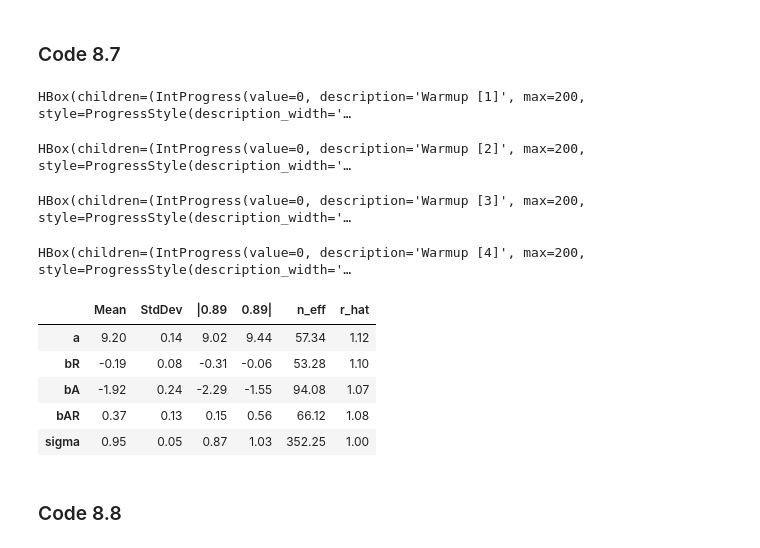
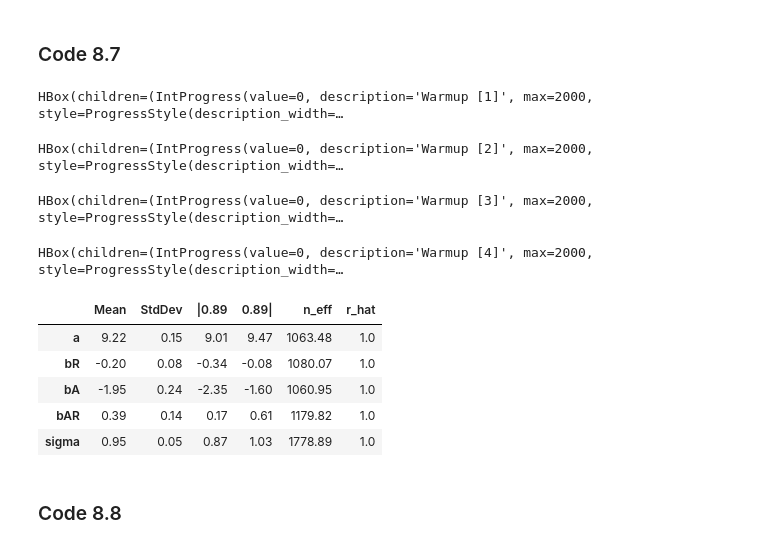
Before and after one commit to fehiepsi/rethinking-pyro, a Jupyter notebook: notebooks/08_markov_chain_monte_carlo.ipynb, the cells around one changed output. Drawn from its saved outputs; the diff is of its cells as text; code cells hidden in the pictures.

```diff
--- a/notebooks/08_markov_chain_monte_carlo.ipynb
+++ b/notebooks/08_markov_chain_monte_carlo.ipynb
@@ -119,21 +120,31 @@ precis(m8_1stan)
 # %% [markdown]
 ### Code 8.7
-# %%
-kernel = NUTS(model)
-m8_1stan_4chains = MCMC(kernel, num_samples=1000, num_chains=4)
-m8_1stan_4chains.run(dd_rugged, dd_cont_africa, dd_log_gdp)
-precis(m8_1stan_4chains)
-# %% [output]
-HBox(children=(IntProgress(value=0, description='Warmup [1]', max=200, style=ProgressStyle(description_width='…
-HBox(children=(IntProgress(value=0, description='Warmup [2]', max=200, style=ProgressStyle(description_width='…
-HBox(children=(IntProgress(value=0, description='Warmup [3]', max=200, style=ProgressStyle(description_width='…
-HBox(children=(IntProgress(value=0, description='Warmup [4]', max=200, style=ProgressStyle(description_width='…
-|  | Mean | StdDev | |0.89 | 0.89| | n_eff | r_hat |
-| a | 9.20 | 0.14 | 9.02 | 9.44 | 57.34 | 1.12 |
-| bR | -0.19 | 0.08 | -0.31 | -0.06 | 53.28 | 1.10 |
-| bA | -1.92 | 0.24 | -2.29 | -1.55 | 94.08 | 1.07 |
-| bAR | 0.37 | 0.13 | 0.15 | 0.56 | 66.12 | 1.08 |
-| sigma | 0.95 | 0.05 | 0.87 | 1.03 | 352.25 | 1.00 |
+# %%
+def model(rugged, cont_africa, log_gdp):
+    a = pyro.sample("a", dist.Normal(0, 100))
+    bR = pyro.sample("bR", dist.Normal(0, 10))
+    bA = pyro.sample("bA", dist.Normal(0, 10))
+    bAR = pyro.sample("bAR", dist.Normal(0, 10))
+    mu = a + bR * rugged + bA * cont_africa + bAR * rugged * cont_africa
+    sigma = pyro.sample("sigma", dist.Uniform(0, 10))
+    with pyro.plate("plate"):
+        pyro.sample("log_gdp", dist.Normal(mu, sigma), obs=log_gdp)
+
+kernel = NUTS(model)
+m8_1stan_4chains = MCMC(kernel, num_samples=1000, num_chains=4)
+m8_1stan_4chains.run(dd_rugged, dd_cont_africa, dd_log_gdp)
+precis(m8_1stan_4chains)
+# %% [output]
+HBox(children=(IntProgress(value=0, description='Warmup [1]', max=2000, style=ProgressStyle(description_width=…
+HBox(children=(IntProgress(value=0, description='Warmup [2]', max=2000, style=ProgressStyle(description_width=…
+HBox(children=(IntProgress(value=0, description='Warmup [3]', max=2000, style=ProgressStyle(description_width=…
+HBox(children=(IntProgress(value=0, description='Warmup [4]', max=2000, style=ProgressStyle(description_width=…
+|  | Mean | StdDev | |0.89 | 0.89| | n_eff | r_hat |
+| a | 9.22 | 0.15 | 9.01 | 9.47 | 1063.48 | 1.0 |
+| bR | -0.20 | 0.08 | -0.34 | -0.08 | 1080.07 | 1.0 |
+| bA | -1.95 | 0.24 | -2.35 | -1.60 | 1060.95 | 1.0 |
+| bAR | 0.39 | 0.14 | 0.17 | 0.61 | 1179.82 | 1.0 |
+| sigma | 0.95 | 0.05 | 0.87 | 1.03 | 1778.89 | 1.0 |
 # %% [markdown]
 ### Code 8.8
 # %%
```
Also changed, not shown: parts of 24 cells of this notebook, 6 other files.
